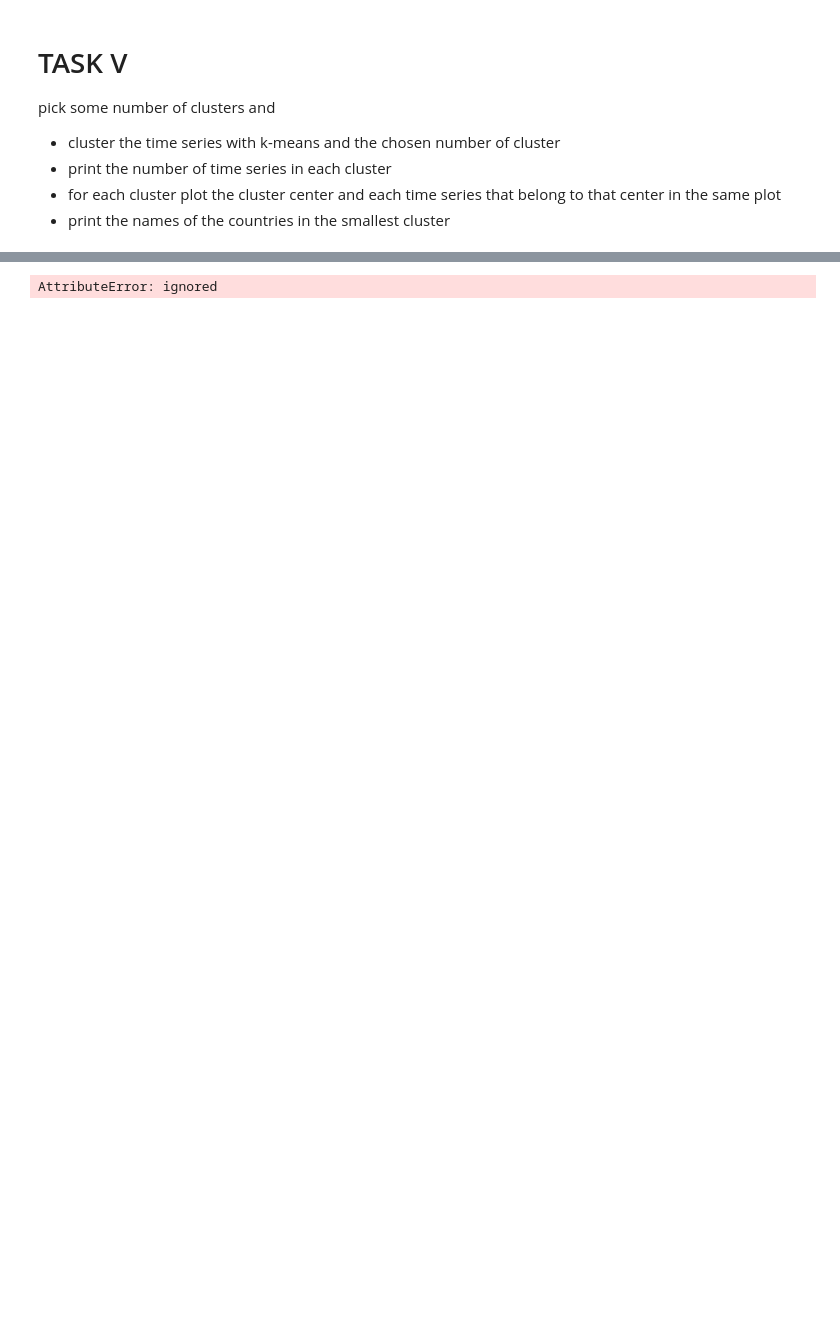
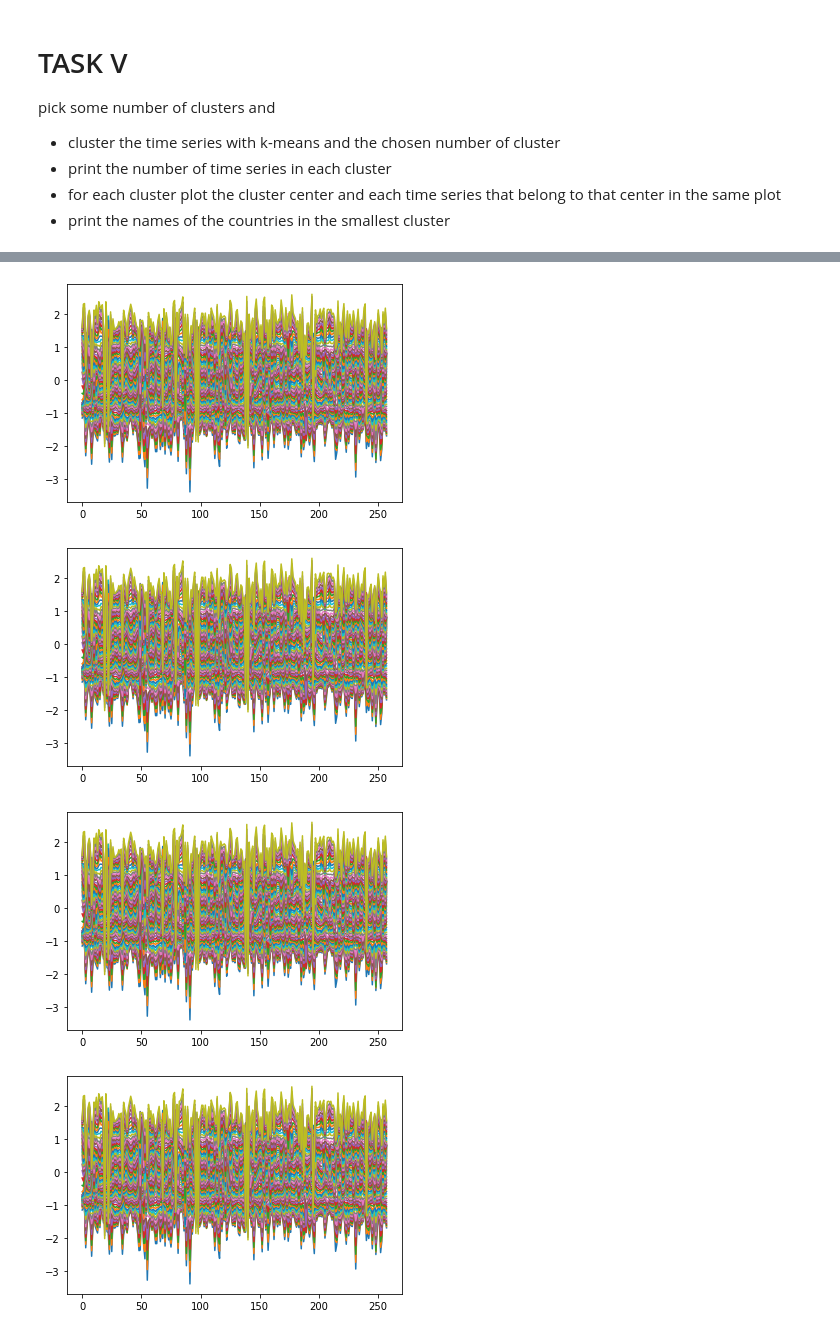
Before and after one commit to narayan-paudel/DSPS_EPAUDEL, a Jupyter notebook: HW11_epaudel/time_series_clustering.ipynb, the cells around one changed output, grey strips where cells are left out. Cells and saved outputs as stored; diff of their text form; code cells hidden in the pictures; blank space fills up the shorter version.

```diff
--- a/HW11_epaudel/time_series_clustering.ipynb
+++ b/HW11_epaudel/time_series_clustering.ipynb
@@ -238,7 +249,10 @@ X.shape, c[0].shape
 # %%
-c = cluster.k_mean(X,4,random_state=333)
+c = cluster.k_means(X,4,random_state=333)
 for i in range(4):
   pl.figure()
   pl.plot(X)
 # %% [output]
-AttributeError: ignored
+[figure, added]
+[figure, added]
+[figure, added]
+[figure, added]
```
Also changed, not shown: parts of 12 cells of this notebook.
